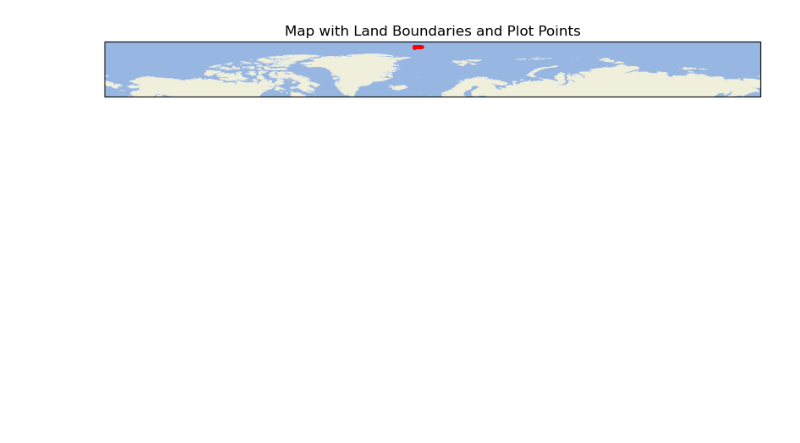
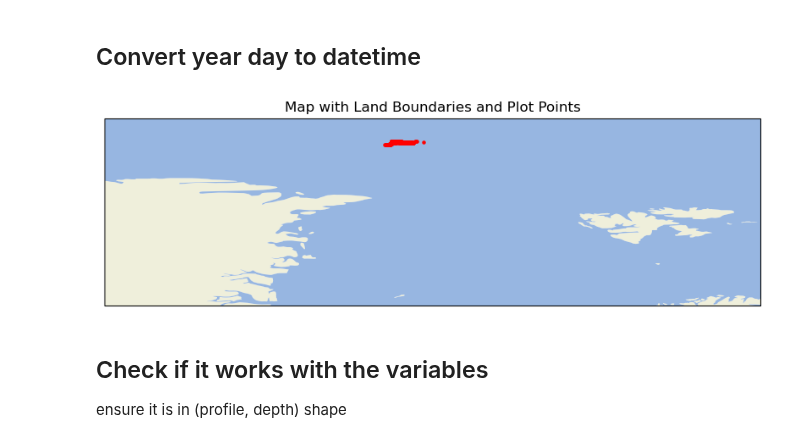
Before and after one commit to lisanneblok/ArcticTurbulence, a Jupyter notebook: notebooks/preprocessing/ascos_cruise.ipynb, the cells around one changed output. Saved outputs shown, nothing was run; the diff lists cells and outputs as text; code cells hidden in the pictures; blank space fills up the shorter version.

```diff
--- a/notebooks/preprocessing/ascos_cruise.ipynb
+++ b/notebooks/preprocessing/ascos_cruise.ipynb
@@ -57,0 +60,2 @@ Data variables:
+# %% [markdown]
+## Convert year day to datetime
@@ -58,14 +88,18 @@ Data variables:
 # %%
 fig = plt.figure(figsize=(10, 10))
 ax = fig.add_subplot(1, 1, 1, projection=ccrs.PlateCarree())
 ax.scatter(ascos_ds.longitude, ascos_ds.latitude, transform=ccrs.PlateCarree(), color='red', s=5)
 
 # Add land, ocean, and borders
 ax.add_feature(cfeature.LAND.with_scale('50m'))
 ax.add_feature(cfeature.OCEAN.with_scale('50m'))
 
-ax.set_extent([-180, 180, 60, 90], crs=ccrs.PlateCarree())
+ax.set_extent([-40,30, 70, 90], crs=ccrs.PlateCarree())
 ax.set_title("Map with Land Boundaries and Plot Points")
 plt.show()
 # %% [output]
-[figure, old version]
+[figure, new version]
+# %% [markdown]
+## Check if it works with the variables
+
+ensure it is in (profile, depth) shape
```
Also changed, not shown: parts of 15 cells of this notebook, 2 other files.
